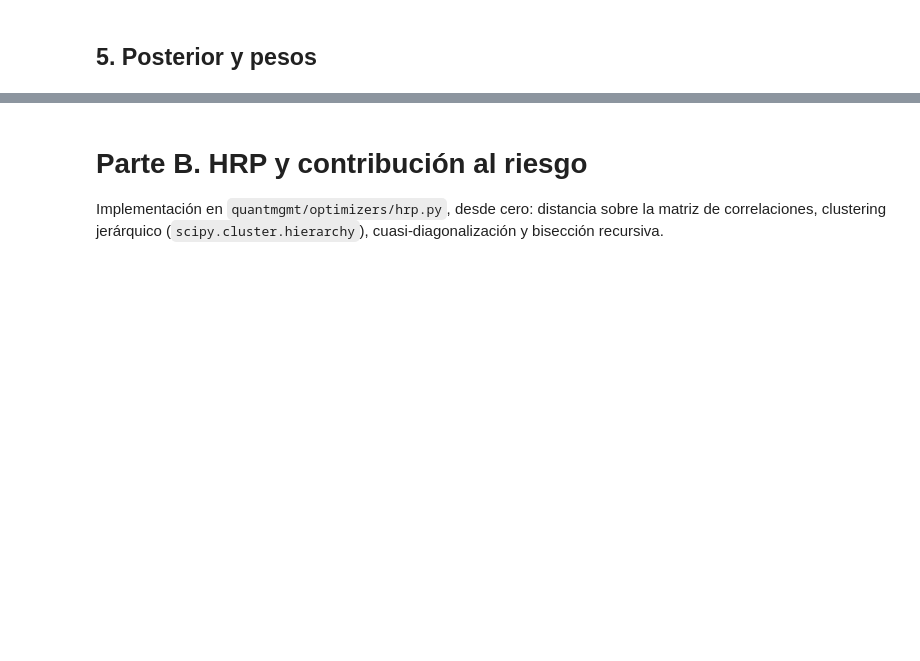
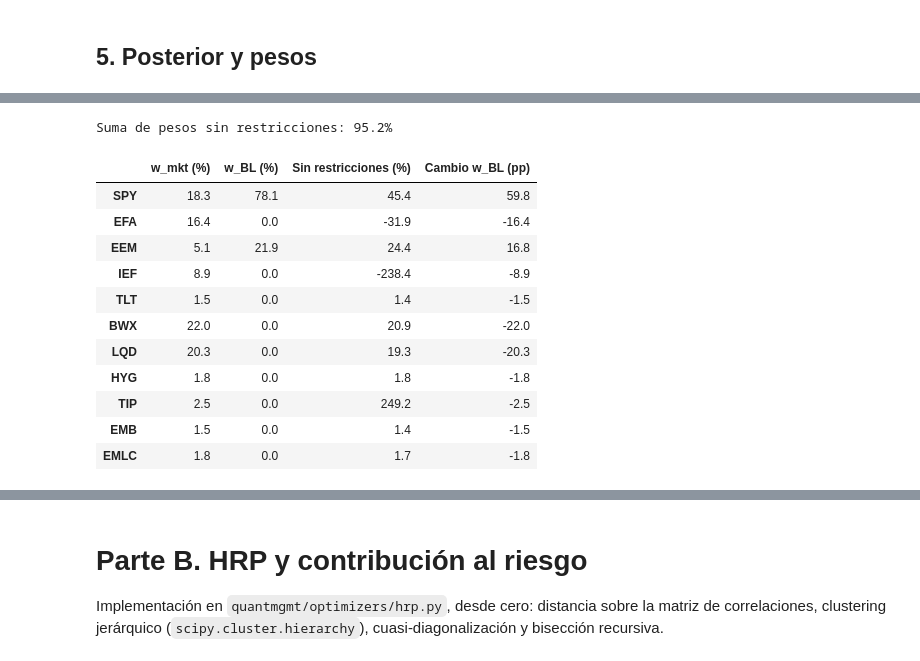
Before and after one commit to hectoorperezz/quant-management, a Jupyter notebook: notebooks/03_bl_hrp.ipynb, the cells around one changed output, grey strips where cells are left out. Saved outputs shown, nothing was run; the diff lists cells and outputs as text; code cells hidden in the pictures; blank space fills up the shorter version.

```diff
--- a/notebooks/03_bl_hrp.ipynb
+++ b/notebooks/03_bl_hrp.ipynb
@@ -316,0 +394,25 @@ pd.DataFrame({"Q": Q, "Confianza": confianza, "ω": np.diag(omega), "√ω": np.
+# %%
+# Máximo Sharpe con el módulo de la Práctica 2, solo largos como pide el mandato
+w_bl = max_sharpe(mu_bl, sigma_bl)
+
+# Solución sin restricciones, w = (δ Σ_BL)⁻¹ μ_BL, para separar el efecto de las visiones del de la restricción
+w_libre = pd.Series(np.linalg.solve(delta * sigma_bl.to_numpy(), mu_bl.to_numpy()), index=sigma.index)
+
+pesos = pd.DataFrame({"w_mkt (%)": w_mkt * 100, "w_BL (%)": w_bl * 100, "Sin restricciones (%)": w_libre * 100})
+pesos["Cambio w_BL (pp)"] = pesos["w_BL (%)"] - pesos["w_mkt (%)"]
+print(f"Suma de pesos sin restricciones: {w_libre.sum():.1%}")
+pesos.round(1)
+# %% [output]
+Suma de pesos sin restricciones: 95.2%
+|  | w_mkt (%) | w_BL (%) | Sin restricciones (%) | Cambio w_BL (pp) |
+| SPY | 18.3 | 78.1 | 45.4 | 59.8 |
+| EFA | 16.4 | 0.0 | -31.9 | -16.4 |
+| EEM | 5.1 | 21.9 | 24.4 | 16.8 |
+| IEF | 8.9 | 0.0 | -238.4 | -8.9 |
+| TLT | 1.5 | 0.0 | 1.4 | -1.5 |
+| BWX | 22.0 | 0.0 | 20.9 | -22.0 |
+| LQD | 20.3 | 0.0 | 19.3 | -20.3 |
+| HYG | 1.8 | 0.0 | 1.8 | -1.8 |
+| TIP | 2.5 | 0.0 | 249.2 | -2.5 |
+| EMB | 1.5 | 0.0 | 1.4 | -1.5 |
+| EMLC | 1.8 | 0.0 | 1.7 | -1.8 |
```
Also changed, not shown: parts of 7 cells of this notebook.
